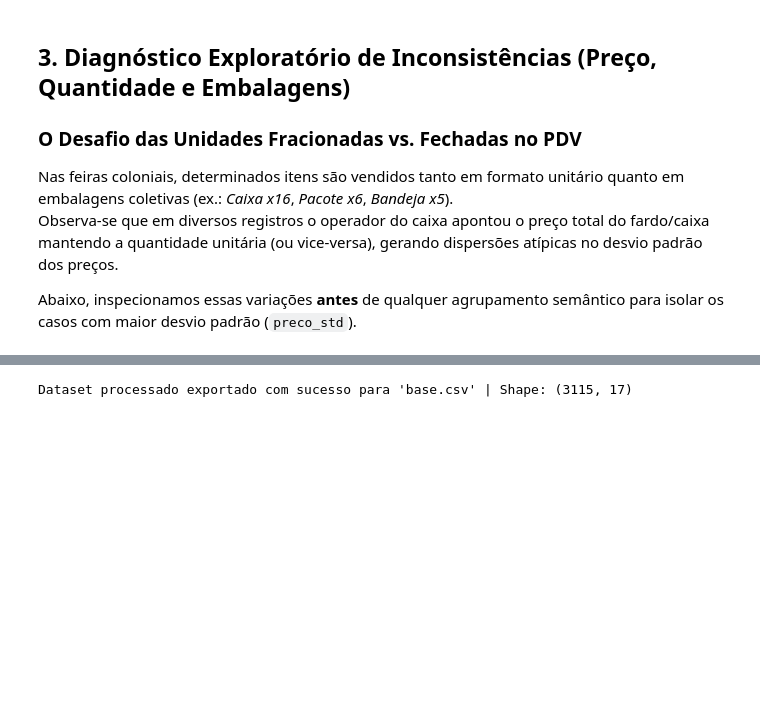
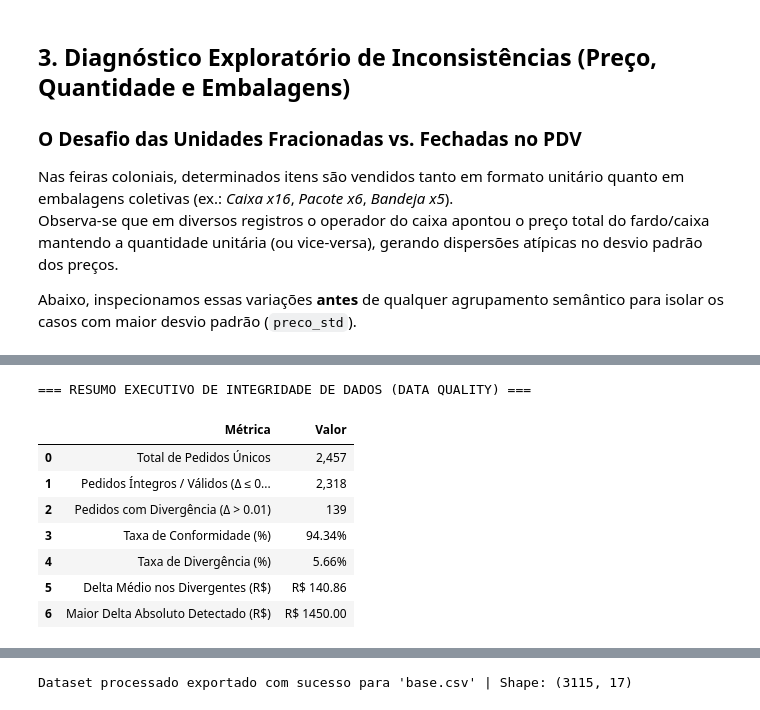
Before and after one commit to SIS-AMF/2026-2_trablho-g1-cd-ai2, a Jupyter notebook: eda_v2.ipynb, the cells around one changed output, grey strips where cells are left out. Saved outputs shown, nothing was run; the diff lists cells and outputs as text; code cells hidden in the pictures; blank space fills up the shorter version.

```diff
--- a/eda_v2.ipynb
+++ b/eda_v2.ipynb
@@ -202,0 +213,61 @@ itens_criticos[['pedido_id', 'nome_produto_bruto', 'quantidade_item', 'preco_uni
+# %%
+# 4.1 Cálculo do valor total por linha de item
+df['item_total_calculado'] = df['quantidade_item'] * df['preco_unitario_item']
+
+# 4.2 Agregação por pedido
+auditoria_pedidos = df.groupby('pedido_id').agg(
+    subtotal_esperado=('pedido_subtotal', 'first'),
+    subtotal_calculado=('item_total_calculado', 'sum'),
+    qtd_linhas=('nome_produto_bruto', 'count'),
+    qtd_itens_total=('quantidade_item', 'sum')
+).reset_index()
+
+# 4.3 Cálculo de delta e teste de conformidade via np.isclose
+auditoria_pedidos['delta'] = auditoria_pedidos['subtotal_calculado'] - auditoria_pedidos['subtotal_esperado']
+auditoria_pedidos['abs_delta'] = auditoria_pedidos['delta'].abs()
+auditoria_pedidos['divergente'] = ~np.isclose(
+    auditoria_pedidos['subtotal_calculado'],
+    auditoria_pedidos['subtotal_esperado'],
+    atol=TOLERANCIA_FINANCEIRA
+)
+
+# 4.4 Resumo Executivo de Data Quality
+total_pedidos = len(auditoria_pedidos)
+total_divergentes = int(auditoria_pedidos['divergente'].sum())
+total_validos = total_pedidos - total_divergentes
+pct_validos = (total_validos / total_pedidos) * 100
+pct_divergentes = (total_divergentes / total_pedidos) * 100
+
+resumo_dq = pd.DataFrame({
+    'Métrica': [
+        'Total de Pedidos Únicos',
+        'Pedidos Íntegros / Válidos (Δ ≤ 0.01)',
+        'Pedidos com Divergência (Δ > 0.01)',
+        'Taxa de Conformidade (%)',
+        'Taxa de Divergência (%)',
+        'Delta Médio nos Divergentes (R$)',
+        'Maior Delta Absoluto Detectado (R$)'
+    ],
+    'Valor': [
+        f"{total_pedidos:,}",
+        f"{total_validos:,}",
+        f"{total_divergentes:,}",
+        f"{pct_validos:.2f}%",
+        f"{pct_divergentes:.2f}%",
+        f"R$ {auditoria_pedidos.query('divergente')['abs_delta'].mean():.2f}",
+        f"R$ {auditoria_pedidos['abs_delta'].max():.2f}"
+    ]
+})
+
+print("=== RESUMO EXECUTIVO DE INTEGRIDADE DE DADOS (DATA QUALITY) ===")
+resumo_dq
+# %% [output]
+=== RESUMO EXECUTIVO DE INTEGRIDADE DE DADOS (DATA QUALITY) ===
+|  | Métrica | Valor |
+| 0 | Total de Pedidos Únicos | 2,457 |
+| 1 | Pedidos Íntegros / Válidos (Δ ≤ 0... | 2,318 |
+| 2 | Pedidos com Divergência (Δ > 0.01) | 139 |
+| 3 | Taxa de Conformidade (%) | 94.34% |
+| 4 | Taxa de Divergência (%) | 5.66% |
+| 5 | Delta Médio nos Divergentes (R$) | R$ 140.86 |
+| 6 | Maior Delta Absoluto Detectado (R$) | R$ 1450.00 |
```
Also changed, not shown: parts of 12 cells of this notebook, 3 other files.
